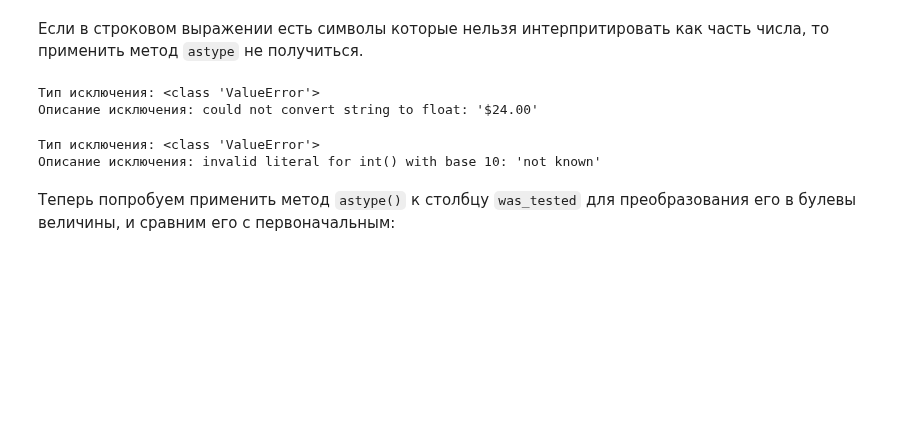
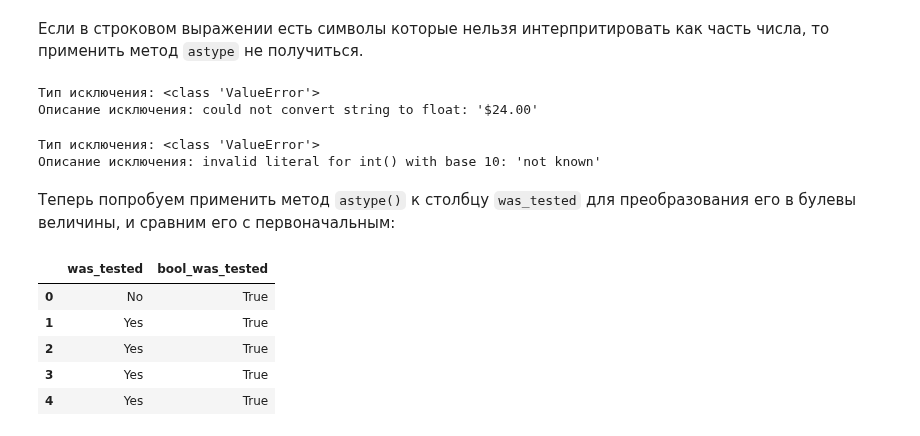
Before and after one commit to sergeymasl/pandas_cource, a Jupyter notebook: Data_Types_and_Missing_Values.ipynb, the cells around one changed output. Drawn from its saved outputs; the diff is of its cells as text; code cells hidden in the pictures; blank space fills up the shorter version.

```diff
--- a/Data_Types_and_Missing_Values.ipynb
+++ b/Data_Types_and_Missing_Values.ipynb
@@ -164,5 +164,12 @@ except Exception as ex:
 # %% [markdown]
 Теперь попробуем применить метод `astype()` к столбцу `was_tested` для преобразования его в булевы величины, и сравним его с первоначальным:
 # %%
-# соединим два столбца, оригинальный и измененный
-pd.concat([dirty_data['was_tested'], dirty_data['was_tested'].astype('bool')], axis = 1)
+# соединим два столбца (про соединение узнаем позже), оригинальный и измененный
+pd.concat([dirty_data['was_tested'], dirty_data['was_tested'].astype('bool').rename('bool_was_tested')], axis = 1)
+# %% [output]
+|  | was_tested | bool_was_tested |
+| 0 | No | True |
+| 1 | Yes | True |
+| 2 | Yes | True |
+| 3 | Yes | True |
+| 4 | Yes | True |
```
Also changed, not shown: parts of 23 cells of this notebook.
